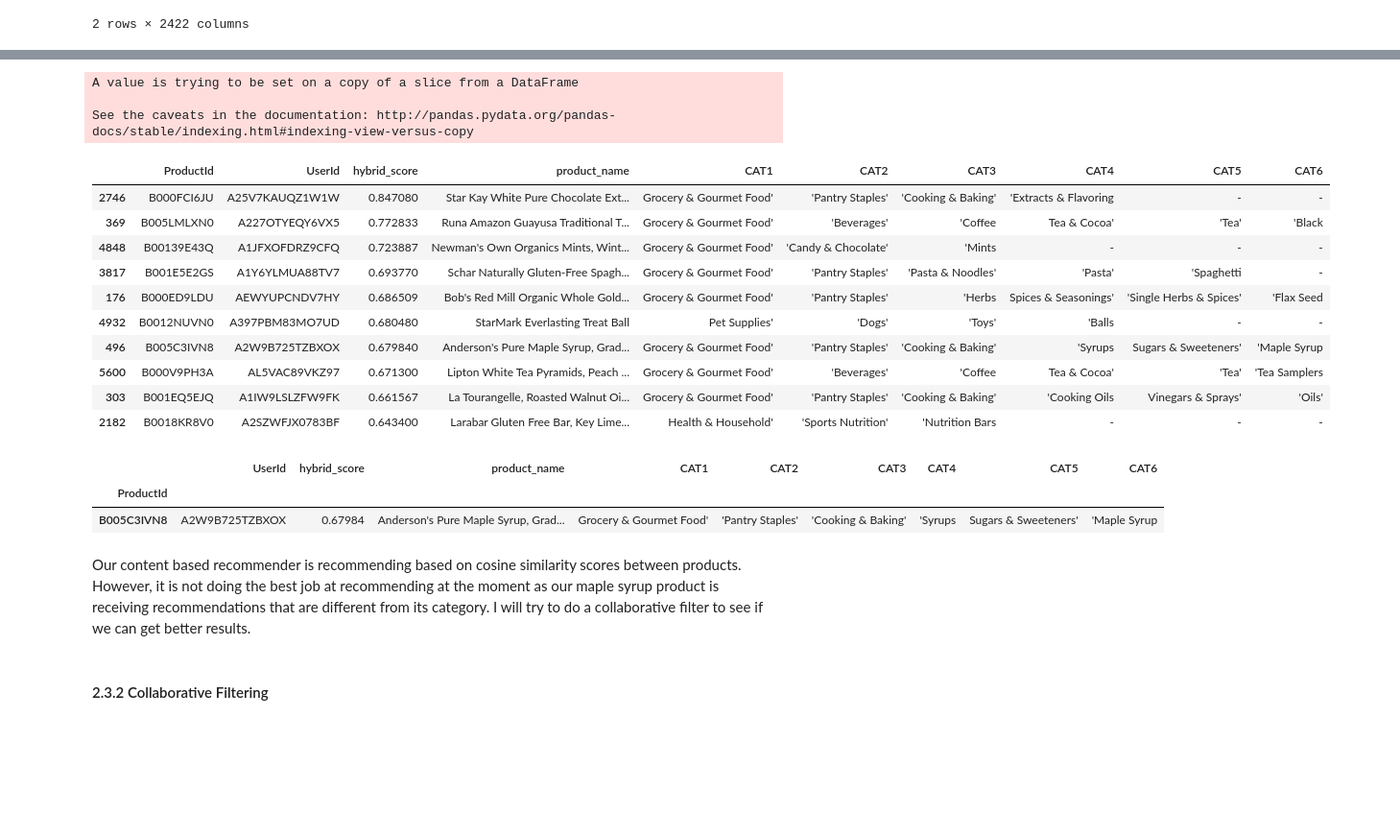
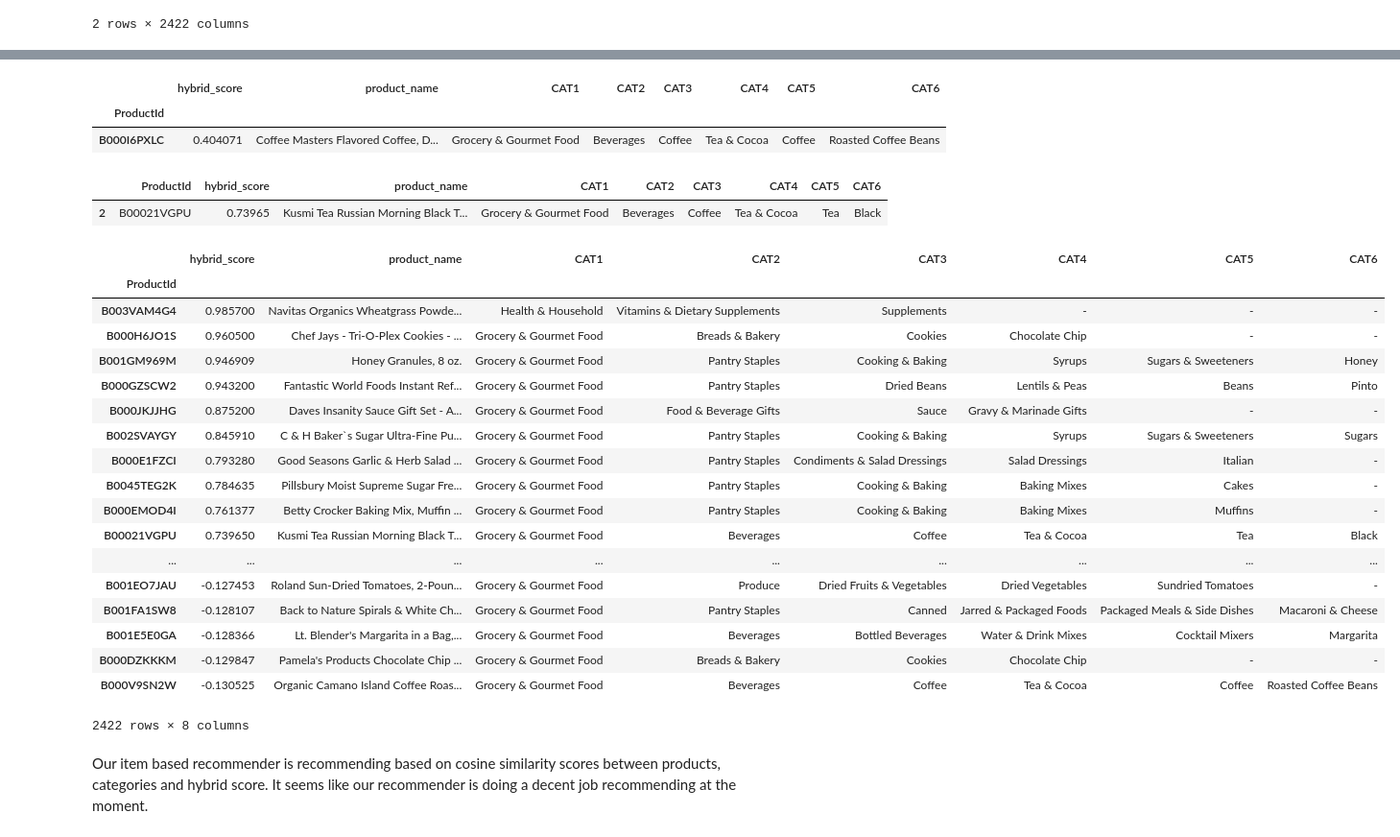
Before and after one commit to michaelxiaoyk/GA-Capstone-Project, a Jupyter notebook: capstone_project/notebooks/Recommended Systems.ipynb, the cells around one changed output, grey strips where cells are left out. Shown at 96% size. Cells and saved outputs as stored; diff of their text form; code cells hidden in the pictures; blank space fills up the shorter version.

```diff
--- a/capstone_project/notebooks/Recommended Systems.ipynb
+++ b/capstone_project/notebooks/Recommended Systems.ipynb
@@ -293,3 +296,6 @@ recsys_df = pd.read_csv('../data/recsys_df.csv')
 recsys_df.drop(labels='Unnamed: 0',axis=1,inplace=True)
 # %%
 recsys_df.columns = ['UserId', 'ProductId', 'hybrid_score', 'product_name', 'CAT1', 'CAT2', 'CAT3', 'CAT4', 'CAT5', 'CAT6']
+# %%
+for i in recsys_df[['CAT1', 'CAT2', 'CAT3', 'CAT4', 'CAT5', 'CAT6']]:
+    recsys_df[i] = recsys_df[i].str.replace("'", '')
@@ -311,7 +332,2 @@ product_similarity_df.to_csv('../data/product_similarity_df.csv')
 # %%
 #product_similarity_df = pd.read_csv('../data/product_similarity_df.csv')
-# %%
-content_based_df = recsys_df.set_index('ProductId')
-#content_based_df1.index will be used for indices for our content based filtering
-content_based_df1 = pd.pivot_table(content_based_df,index='ProductId',columns=['UserId'],values='hybrid_score').fillna(0)
-content_based_df1.head()
@@ -326,0 +345,10 @@ content_based_df1.head()
+# %%
+df = recsys_df.drop(labels='UserId',axis=1)
+df1 = df.groupby(by='ProductId').mean()
+df2 = df.drop(labels=['hybrid_score'],axis=1)
+# %%
+recommender_df = df1.merge(df2,on='ProductId',how='inner')
+recommender_df.drop_duplicates('ProductId',keep='first',inplace=True)
+recommender_df.reset_index(inplace=True)
+recommender_df.drop(labels='index',axis=1,inplace=True)
+recommender_df.set_index('ProductId', inplace=True)
@@ -360,27 +409,36 @@ def content_based_recommender(pid, product_similarity = product_similarity):
-# %%
-content_based_recommender('B000FCI6JU')
-# %% [output]
-A value is trying to be set on a copy of a slice from a DataFrame
-
-See the caveats in the documentation: http://pandas.pydata.org/pandas-docs/stable/indexing.html#indexing-view-versus-copy
-|  | ProductId | UserId | hybrid_score | product_name | CAT1 | CAT2 | CAT3 | CAT4 | CAT5 | CAT6 |
-| 2746 | B000FCI6JU | A25V7KAUQZ1W1W | 0.847080 | Star Kay White Pure Chocolate Ext... | Grocery & Gourmet Food' | 'Pantry Staples' | 'Cooking & Baking' | 'Extracts & Flavoring | - | - |
-| 369 | B005LMLXN0 | A227OTYEQY6VX5 | 0.772833 | Runa Amazon Guayusa Traditional T... | Grocery & Gourmet Food' | 'Beverages' | 'Coffee | Tea & Cocoa' | 'Tea' | 'Black |
-| 4848 | B00139E43Q | A1JFXOFDRZ9CFQ | 0.723887 | Newman's Own Organics Mints, Wint... | Grocery & Gourmet Food' | 'Candy & Chocolate' | 'Mints | - | - | - |
-| 3817 | B001E5E2GS | A1Y6YLMUA88TV7 | 0.693770 | Schar Naturally Gluten-Free Spagh... | Grocery & Gourmet Food' | 'Pantry Staples' | 'Pasta & Noodles' | 'Pasta' | 'Spaghetti | - |
-| 176 | B000ED9LDU | AEWYUPCNDV7HY | 0.686509 | Bob's Red Mill Organic Whole Gold... | Grocery & Gourmet Food' | 'Pantry Staples' | 'Herbs | Spices & Seasonings' | 'Single Herbs & Spices' | 'Flax Seed |
-| 4932 | B0012NUVN0 | A397PBM83MO7UD | 0.680480 | StarMark Everlasting Treat Ball | Pet Supplies' | 'Dogs' | 'Toys' | 'Balls | - | - |
-| 496 | B005C3IVN8 | A2W9B725TZBXOX | 0.679840 | Anderson's Pure Maple Syrup, Grad... | Grocery & Gourmet Food' | 'Pantry Staples' | 'Cooking & Baking' | 'Syrups | Sugars & Sweeteners' | 'Maple Syrup |
-| 5600 | B000V9PH3A | AL5VAC89VKZ97 | 0.671300 | Lipton White Tea Pyramids, Peach ... | Grocery & Gourmet Food' | 'Beverages' | 'Coffee | Tea & Cocoa' | 'Tea' | 'Tea Samplers |
-| 303 | B001EQ5EJQ | A1IW9LSLZFW9FK | 0.661567 | La Tourangelle, Roasted Walnut Oi... | Grocery & Gourmet Food' | 'Pantry Staples' | 'Cooking & Baking' | 'Cooking Oils | Vinegars & Sprays' | 'Oils' |
-| 2182 | B0018KR8V0 | A2SZWFJX0783BF | 0.643400 | Larabar Gluten Free Bar, Key Lime... | Health & Household' | 'Sports Nutrition' | 'Nutrition Bars | - | - | - |
+# %%
+recommender_df[recommender_df.index == 'B000I6PXLC']
+# %% [output]
+|  | hybrid_score | product_name | CAT1 | CAT2 | CAT3 | CAT4 | CAT5 | CAT6 |
+| ProductId |  |  |  |  |  |  |  |  |
+| B000I6PXLC | 0.404071 | Coffee Masters Flavored Coffee, D... | Grocery & Gourmet Food | Beverages | Coffee | Tea & Cocoa | Coffee | Roasted Coffee Beans |
+# %%
+recommender('B000I6PXLC')
+#similar product(s) to 'B000I6PXLC'. Our recommender
+# %% [output]
+|  | ProductId | hybrid_score | product_name | CAT1 | CAT2 | CAT3 | CAT4 | CAT5 | CAT6 |
+| 2 | B00021VGPU | 0.73965 | Kusmi Tea Russian Morning Black T... | Grocery & Gourmet Food | Beverages | Coffee | Tea & Cocoa | Tea | Black |
 # %%
-content_based_df[content_based_df.index == 'B005C3IVN8'].sort_values(by='hybrid_score',ascending=False).head(1)
+recommender_df.sort_values(by='hybrid_score',ascending=False)
 # %% [output]
-|  | UserId | hybrid_score | product_name | CAT1 | CAT2 | CAT3 | CAT4 | CAT5 | CAT6 |
-| ProductId |  |  |  |  |  |  |  |  |  |
-| B005C3IVN8 | A2W9B725TZBXOX | 0.67984 | Anderson's Pure Maple Syrup, Grad... | Grocery & Gourmet Food' | 'Pantry Staples' | 'Cooking & Baking' | 'Syrups | Sugars & Sweeteners' | 'Maple Syrup |
+|  | hybrid_score | product_name | CAT1 | CAT2 | CAT3 | CAT4 | CAT5 | CAT6 |
+| ProductId |  |  |  |  |  |  |  |  |
+| B003VAM4G4 | 0.985700 | Navitas Organics Wheatgrass Powde... | Health & Household | Vitamins & Dietary Supplements | Supplements | - | - | - |
+| B000H6JO1S | 0.960500 | Chef Jays - Tri-O-Plex Cookies - ... | Grocery & Gourmet Food | Breads & Bakery | Cookies | Chocolate Chip | - | - |
+| B001GM969M | 0.946909 | Honey Granules, 8 oz. | Grocery & Gourmet Food | Pantry Staples | Cooking & Baking | Syrups | Sugars & Sweeteners | Honey |
+| B000GZSCW2 | 0.943200 | Fantastic World Foods Instant Ref... | Grocery & Gourmet Food | Pantry Staples | Dried Beans | Lentils & Peas | Beans | Pinto |
+| B000JKJJHG | 0.875200 | Daves Insanity Sauce Gift Set - A... | Grocery & Gourmet Food | Food & Beverage Gifts | Sauce | Gravy & Marinade Gifts | - | - |
+| B002SVAYGY | 0.845910 | C & H Baker`s Sugar Ultra-Fine Pu... | Grocery & Gourmet Food | Pantry Staples | Cooking & Baking | Syrups | Sugars & Sweeteners | Sugars |
+| B000E1FZCI | 0.793280 | Good Seasons Garlic & Herb Salad ... | Grocery & Gourmet Food | Pantry Staples | Condiments & Salad Dressings | Salad Dressings | Italian | - |
+| B0045TEG2K | 0.784635 | Pillsbury Moist Supreme Sugar Fre... | Grocery & Gourmet Food | Pantry Staples | Cooking & Baking | Baking Mixes | Cakes | - |
+| B000EMOD4I | 0.761377 | Betty Crocker Baking Mix, Muffin ... | Grocery & Gourmet Food | Pantry Staples | Cooking & Baking | Baking Mixes | Muffins | - |
+| B00021VGPU | 0.739650 | Kusmi Tea Russian Morning Black T... | Grocery & Gourmet Food | Beverages | Coffee | Tea & Cocoa | Tea | Black |
+| ... | ... | ... | ... | ... | ... | ... | ... | ... |
+| B001EO7JAU | -0.127453 | Roland Sun-Dried Tomatoes, 2-Poun... | Grocery & Gourmet Food | Produce | Dried Fruits & Vegetables | Dried Vegetables | Sundried Tomatoes | - |
+| B001FA1SW8 | -0.128107 | Back to Nature Spirals & White Ch... | Grocery & Gourmet Food | Pantry Staples | Canned | Jarred & Packaged Foods | Packaged Meals & Side Dishes | Macaroni & Cheese |
+| B001E5E0GA | -0.128366 | Lt. Blender's Margarita in a Bag,... | Grocery & Gourmet Food | Beverages | Bottled Beverages | Water & Drink Mixes | Cocktail Mixers | Margarita |
+| B000DZKKKM | -0.129847 | Pamela's Products Chocolate Chip ... | Grocery & Gourmet Food | Breads & Bakery | Cookies | Chocolate Chip | - | - |
+| B000V9SN2W | -0.130525 | Organic Camano Island Coffee Roas... | Grocery & Gourmet Food | Beverages | Coffee | Tea & Cocoa | Coffee | Roasted Coffee Beans |
+2422 rows × 8 columns
-# %% [markdown]
-Our content based recommender is recommending based on cosine similarity scores between products. However, it is not doing the best job at recommending at the moment as our maple syrup product is receiving recommendations that are different from its category. I will try to do a collaborative filter to see if we can get better results.
-# %% [markdown]
-#### 2.3.2 Collaborative Filtering
+# %% [markdown]
+Our item based recommender is recommending based on cosine similarity scores between products, categories and hybrid score. It seems like our recommender is doing a decent job recommending at the moment.
```
Also changed, not shown: parts of 35 cells of this notebook.
